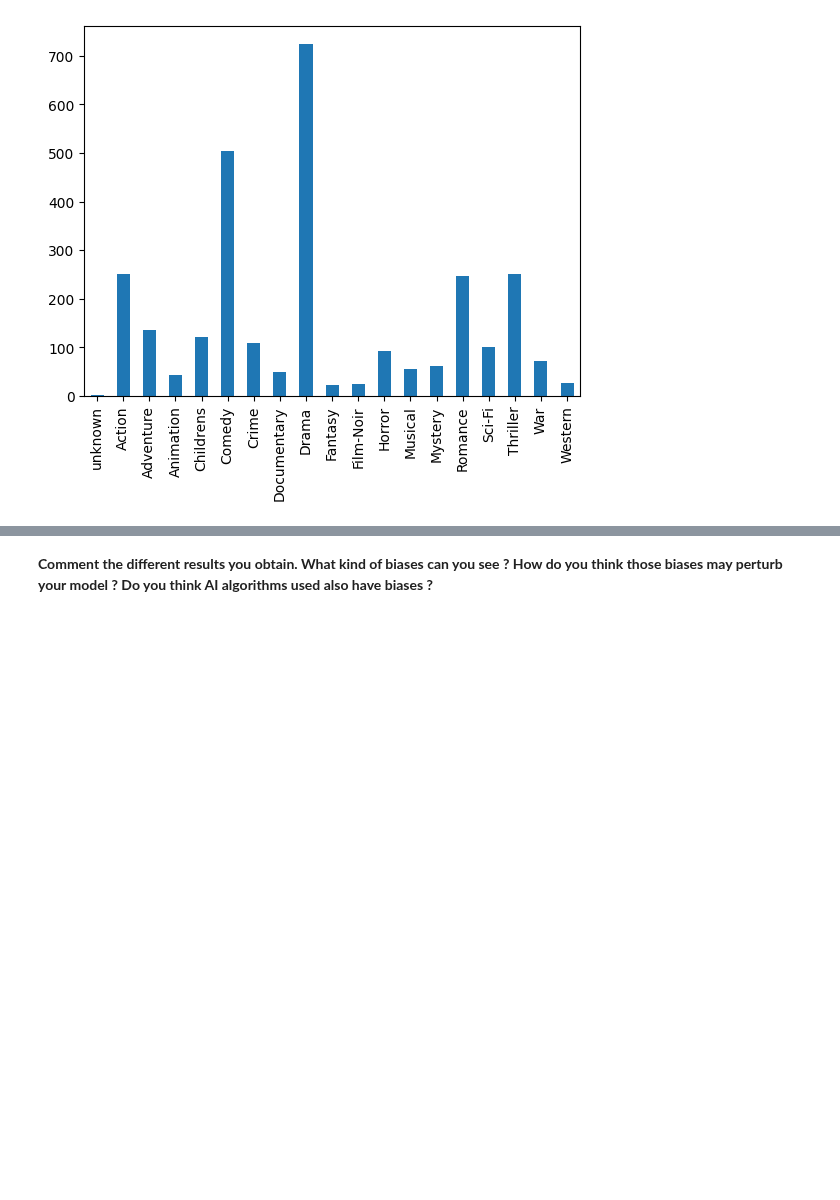
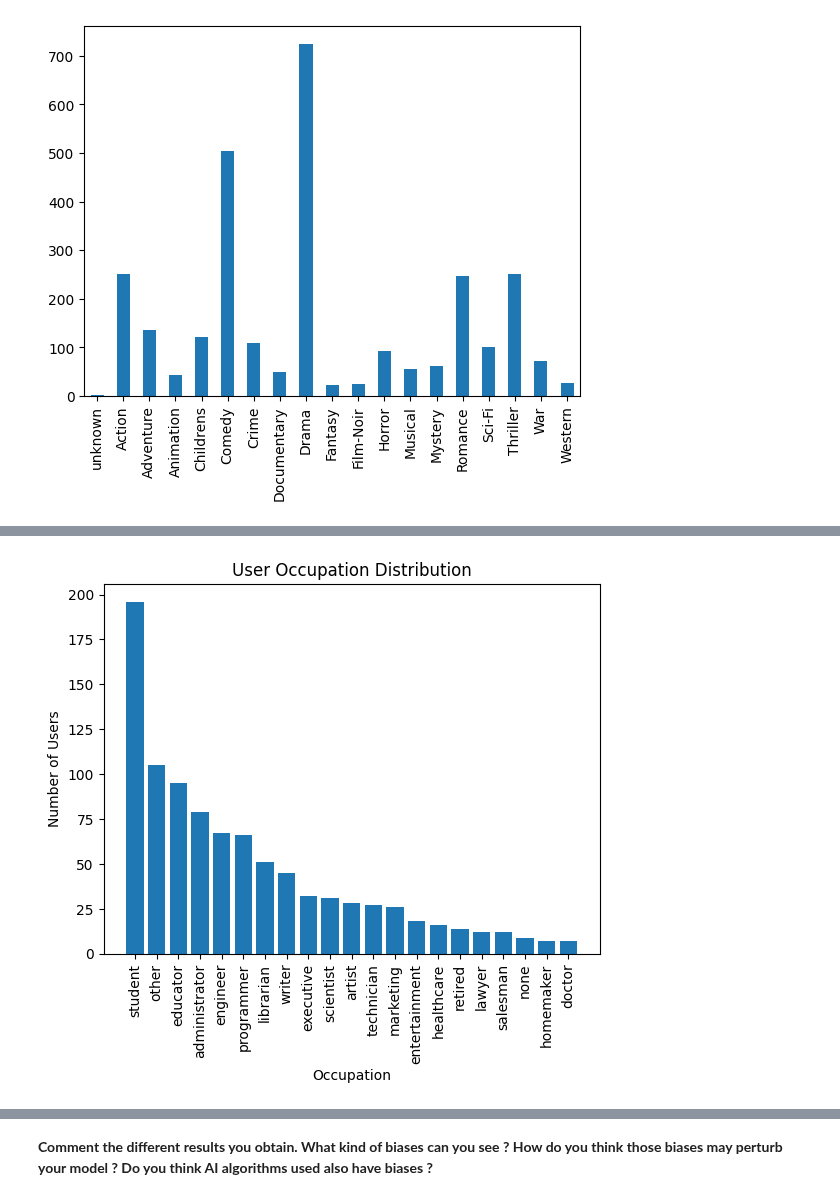
Before and after one commit to YounMars/DL_Projects, a Jupyter notebook: Deep Learning/TP5.ipynb, the cells around one changed output, grey strips where cells are left out. Drawn from its saved outputs; the diff is of its cells as text; code cells hidden in the pictures; blank space fills up the shorter version.

```diff
--- a/Deep Learning/TP5.ipynb
+++ b/Deep Learning/TP5.ipynb
@@ -181,4 +190,17 @@ TypeError: ignored
 # %%
 # TO DO : plot the histogram for the users occupation
+
+# Count the number of users for each occupation
+user_counts = users['occupation'].value_counts()
+
+# Plot the histogram
+plt.bar(user_counts.index, user_counts.values)
+plt.title('User Occupation Distribution')
+plt.xlabel('Occupation')
+plt.ylabel('Number of Users')
+plt.xticks(rotation=90)
+plt.show()
+# %% [output]
+[figure, added]
 # %%
 # TO DO : plot the histogram for the users age
```
Also changed, not shown: parts of 2 cells of this notebook.
